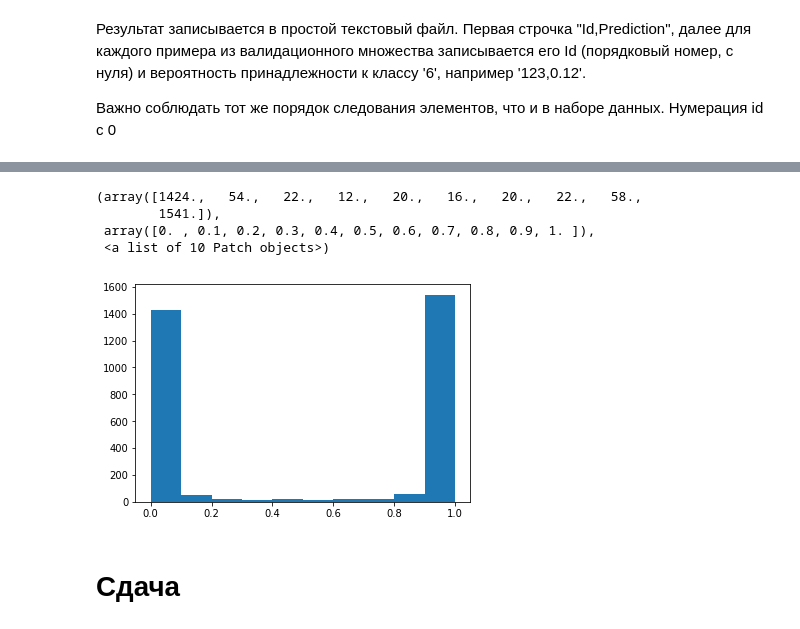
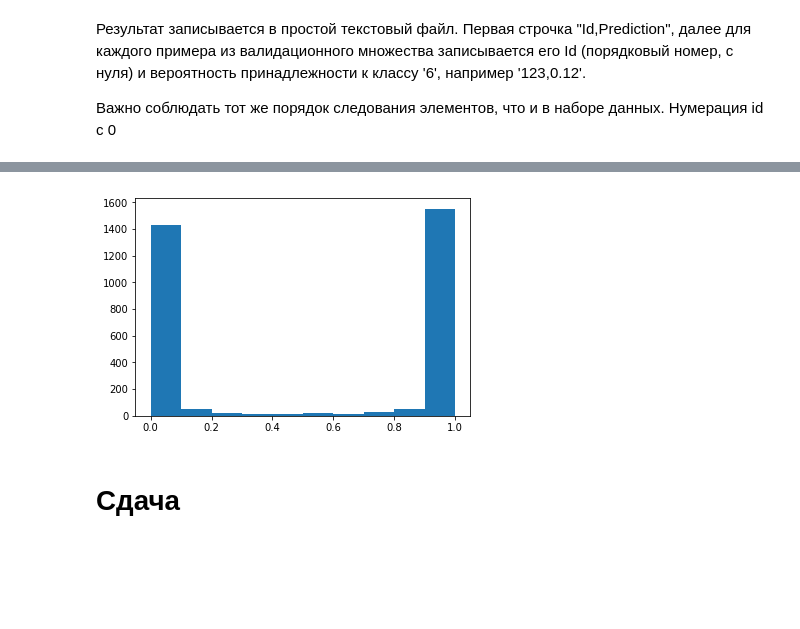
Before and after one commit to ivanov-v-v/neural-networks-2019, a Jupyter notebook: hw-1/ivanov.ipynb, the cells around one changed output, grey strips where cells are left out. Cells and saved outputs as stored; diff of their text form; code cells hidden in the pictures; blank space fills up the shorter version.

```diff
--- a/hw-1/ivanov.ipynb
+++ b/hw-1/ivanov.ipynb
@@ -231,11 +224,7 @@ sns.heatmap(lm.coef_[0, 1:].reshape(28,28))
-# %%
-plt.hist(pd.read_csv("Feofanova.csv")["Prediction"])
-# %% [output]
-(array([1424.,   54.,   22.,   12.,   20.,   16.,   20.,   22.,   58.,
-        1541.]),
- array([0. , 0.1, 0.2, 0.3, 0.4, 0.5, 0.6, 0.7, 0.8, 0.9, 1. ]),
- <a list of 10 Patch objects>)
-[figure, removed]
+# %%
+bins, _, _ = plt.hist(te_y_pred)
+# %% [output]
+[figure, added]
 # %% [markdown]
 # Сдача
 # %% [markdown]
```
Also changed, not shown: parts of 14 cells of this notebook.
